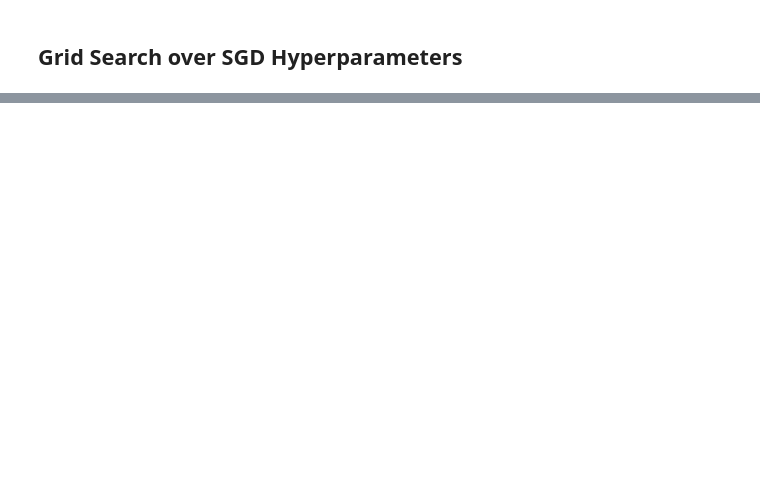
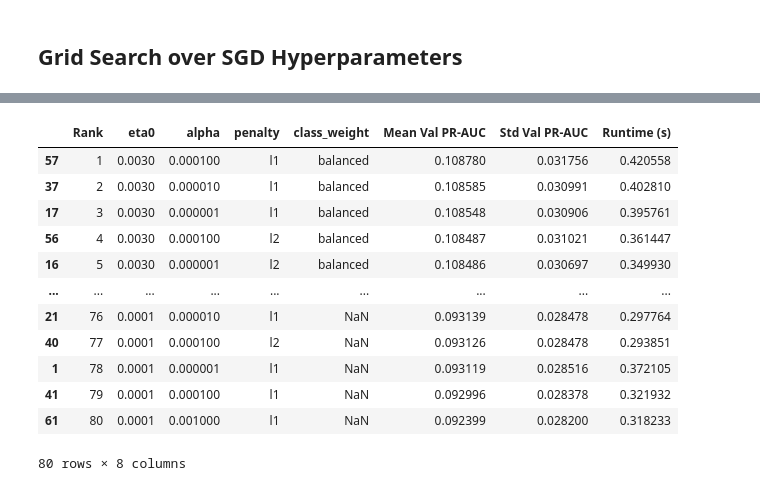
Before and after one commit to vbhaga89/MIT801_Assignment1, a Jupyter notebook: assignment1.ipynb, the cells around one changed output, grey strips where cells are left out. Cells and saved outputs as stored; diff of their text form; code cells hidden in the pictures; blank space fills up the shorter version.

Commit message:
Removed old code version. Renamed current one

```diff
--- a/assignment1.ipynb
+++ b/assignment1.ipynb
@@ -518,3 +544,23 @@ param_grid = {
     "model__penalty":["l2", "l1"],
     "model__class_weight": [None, "balanced"]
 }
+# %%
+# Run Grid search
+
+tscv = TimeSeriesSplit(n_splits=5)
+
+model = make_model(tuning='GridSearchCV')
+
+grid = GridSearchCV(
+    model,
+    param_grid,
+    cv=tscv,
+    scoring="average_precision",
+    n_jobs=-1,
+    verbose=2
+)
+
+grid.fit(X_train_val, y_train_val)
+
+print("Best params:", grid.best_params_)
+print("Best score:", grid.best_score_)
@@ -520,0 +585,44 @@ param_grid = {
+# %%
+# Get Grid results
+
+grid_results = pd.DataFrame(grid.cv_results_)
+
+summary = grid_results[[
+    "rank_test_score",
+    "param_model__eta0",
+    "param_model__alpha",
+    "param_model__penalty",
+    "param_model__class_weight",
+    "mean_test_score",
+    "std_test_score",
+    "mean_fit_time"
+]].copy()
+
+summary = summary.rename(columns={
+    "rank_test_score": "Rank",
+    "param_model__eta0": "eta0",
+    "param_model__alpha": "alpha",
+    "param_model__penalty": "penalty",
+    "param_model__class_weight": "class_weight",
+    "mean_test_score": "Mean Val PR-AUC",
+    "std_test_score": "Std Val PR-AUC",
+    "mean_fit_time": "Runtime (s)"
+})
+
+summary = summary.sort_values("Rank")
+
+summary
+# %% [output]
+|  | Rank | eta0 | alpha | penalty | class_weight | Mean Val PR-AUC | Std Val PR-AUC | Runtime (s) |
+| 57 | 1 | 0.0030 | 0.000100 | l1 | balanced | 0.108780 | 0.031756 | 0.420558 |
+| 37 | 2 | 0.0030 | 0.000010 | l1 | balanced | 0.108585 | 0.030991 | 0.402810 |
+| 17 | 3 | 0.0030 | 0.000001 | l1 | balanced | 0.108548 | 0.030906 | 0.395761 |
+| 56 | 4 | 0.0030 | 0.000100 | l2 | balanced | 0.108487 | 0.031021 | 0.361447 |
+| 16 | 5 | 0.0030 | 0.000001 | l2 | balanced | 0.108486 | 0.030697 | 0.349930 |
+| ... | ... | ... | ... | ... | ... | ... | ... | ... |
+| 21 | 76 | 0.0001 | 0.000010 | l1 | NaN | 0.093139 | 0.028478 | 0.297764 |
+| 40 | 77 | 0.0001 | 0.000100 | l2 | NaN | 0.093126 | 0.028478 | 0.293851 |
+| 1 | 78 | 0.0001 | 0.000001 | l1 | NaN | 0.093119 | 0.028516 | 0.372105 |
+| 41 | 79 | 0.0001 | 0.000100 | l1 | NaN | 0.092996 | 0.028378 | 0.321932 |
+| 61 | 80 | 0.0001 | 0.001000 | l1 | NaN | 0.092399 | 0.028200 | 0.318233 |
+80 rows × 8 columns
```
Also changed, not shown: parts of 26 cells of this notebook, 1 other file.
